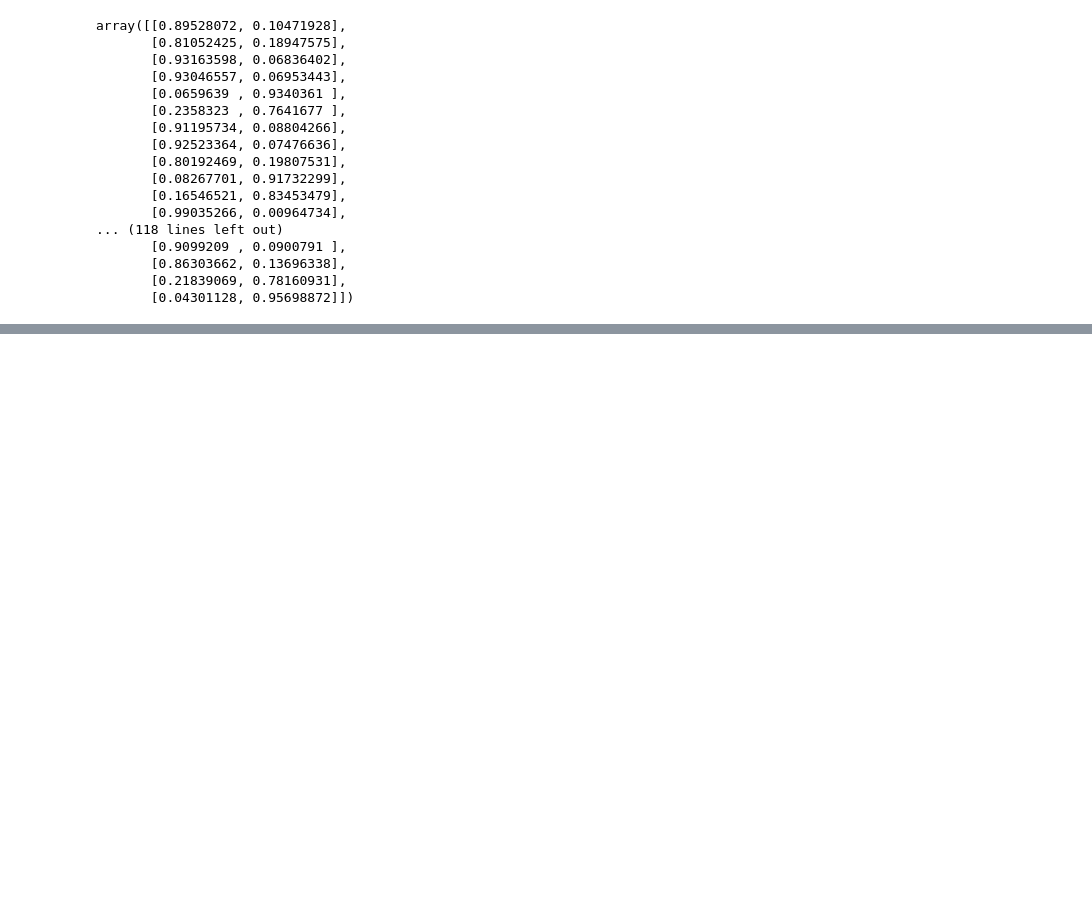
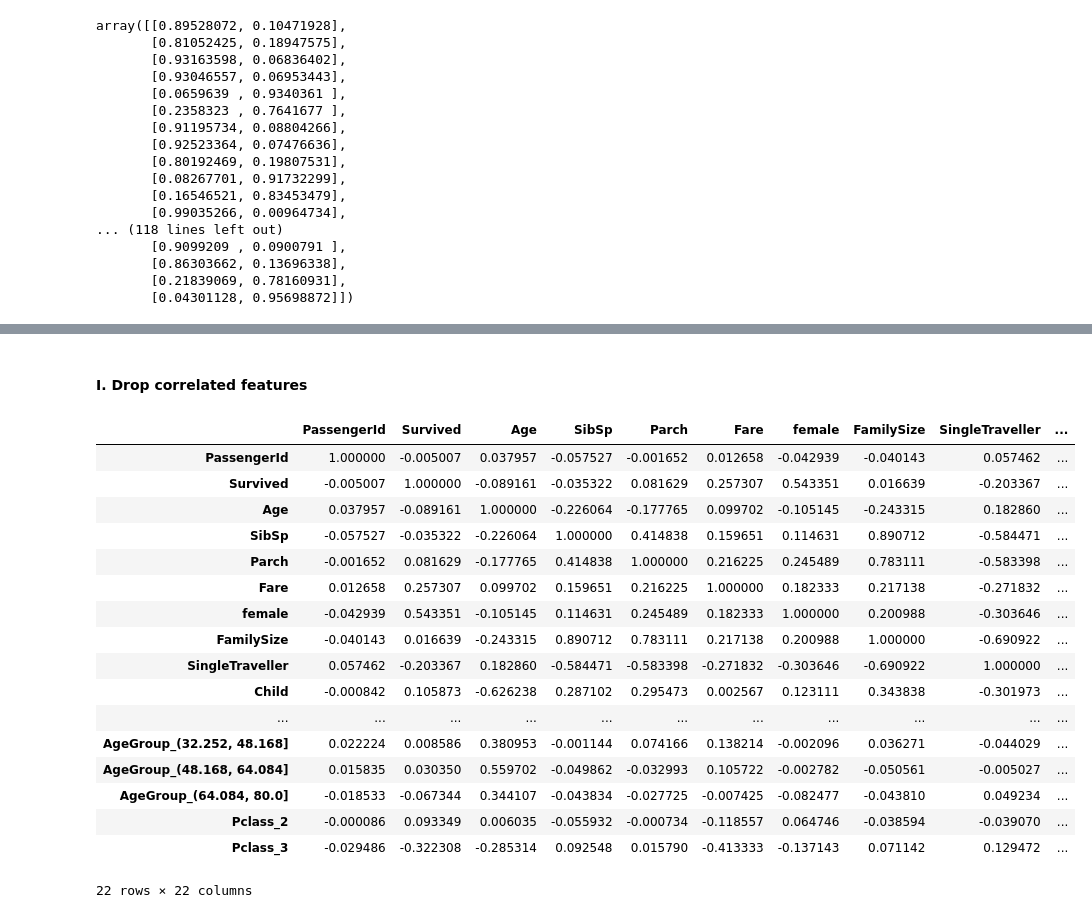
Before and after one commit to Senonino/data-ber-01-20, a Jupyter notebook: Notes/module_3/week_7/3_machine_learning-feature_engineering.ipynb, the cells around one changed output, grey strips where cells are left out. Cells and saved outputs as stored; diff of their text form; code cells hidden in the pictures; blank space fills up the shorter version.

```diff
--- a/Notes/module_3/week_7/3_machine_learning-feature_engineering.ipynb
+++ b/Notes/module_3/week_7/3_machine_learning-feature_engineering.ipynb
@@ -667,0 +775,23 @@ We have our baseline. From here, we want to improve it
+# %% [markdown]
+#### I. Drop correlated features
+# %%
+titanic.corr()
+# %% [output]
+|  | PassengerId | Survived | Age | SibSp | Parch | Fare | female | FamilySize | SingleTraveller | ... |
+| PassengerId | 1.000000 | -0.005007 | 0.037957 | -0.057527 | -0.001652 | 0.012658 | -0.042939 | -0.040143 | 0.057462 | ... |
+| Survived | -0.005007 | 1.000000 | -0.089161 | -0.035322 | 0.081629 | 0.257307 | 0.543351 | 0.016639 | -0.203367 | ... |
+| Age | 0.037957 | -0.089161 | 1.000000 | -0.226064 | -0.177765 | 0.099702 | -0.105145 | -0.243315 | 0.182860 | ... |
+| SibSp | -0.057527 | -0.035322 | -0.226064 | 1.000000 | 0.414838 | 0.159651 | 0.114631 | 0.890712 | -0.584471 | ... |
+| Parch | -0.001652 | 0.081629 | -0.177765 | 0.414838 | 1.000000 | 0.216225 | 0.245489 | 0.783111 | -0.583398 | ... |
+| Fare | 0.012658 | 0.257307 | 0.099702 | 0.159651 | 0.216225 | 1.000000 | 0.182333 | 0.217138 | -0.271832 | ... |
+| female | -0.042939 | 0.543351 | -0.105145 | 0.114631 | 0.245489 | 0.182333 | 1.000000 | 0.200988 | -0.303646 | ... |
+| FamilySize | -0.040143 | 0.016639 | -0.243315 | 0.890712 | 0.783111 | 0.217138 | 0.200988 | 1.000000 | -0.690922 | ... |
+| SingleTraveller | 0.057462 | -0.203367 | 0.182860 | -0.584471 | -0.583398 | -0.271832 | -0.303646 | -0.690922 | 1.000000 | ... |
+| Child | -0.000842 | 0.105873 | -0.626238 | 0.287102 | 0.295473 | 0.002567 | 0.123111 | 0.343838 | -0.301973 | ... |
+| ... | ... | ... | ... | ... | ... | ... | ... | ... | ... | ... |
+| AgeGroup_(32.252, 48.168] | 0.022224 | 0.008586 | 0.380953 | -0.001144 | 0.074166 | 0.138214 | -0.002096 | 0.036271 | -0.044029 | ... |
+| AgeGroup_(48.168, 64.084] | 0.015835 | 0.030350 | 0.559702 | -0.049862 | -0.032993 | 0.105722 | -0.002782 | -0.050561 | -0.005027 | ... |
+| AgeGroup_(64.084, 80.0] | -0.018533 | -0.067344 | 0.344107 | -0.043834 | -0.027725 | -0.007425 | -0.082477 | -0.043810 | 0.049234 | ... |
+| Pclass_2 | -0.000086 | 0.093349 | 0.006035 | -0.055932 | -0.000734 | -0.118557 | 0.064746 | -0.038594 | -0.039070 | ... |
+| Pclass_3 | -0.029486 | -0.322308 | -0.285314 | 0.092548 | 0.015790 | -0.413333 | -0.137143 | 0.071142 | 0.129472 | ... |
+22 rows × 22 columns
```
Also changed, not shown: parts of 55 cells of this notebook.
